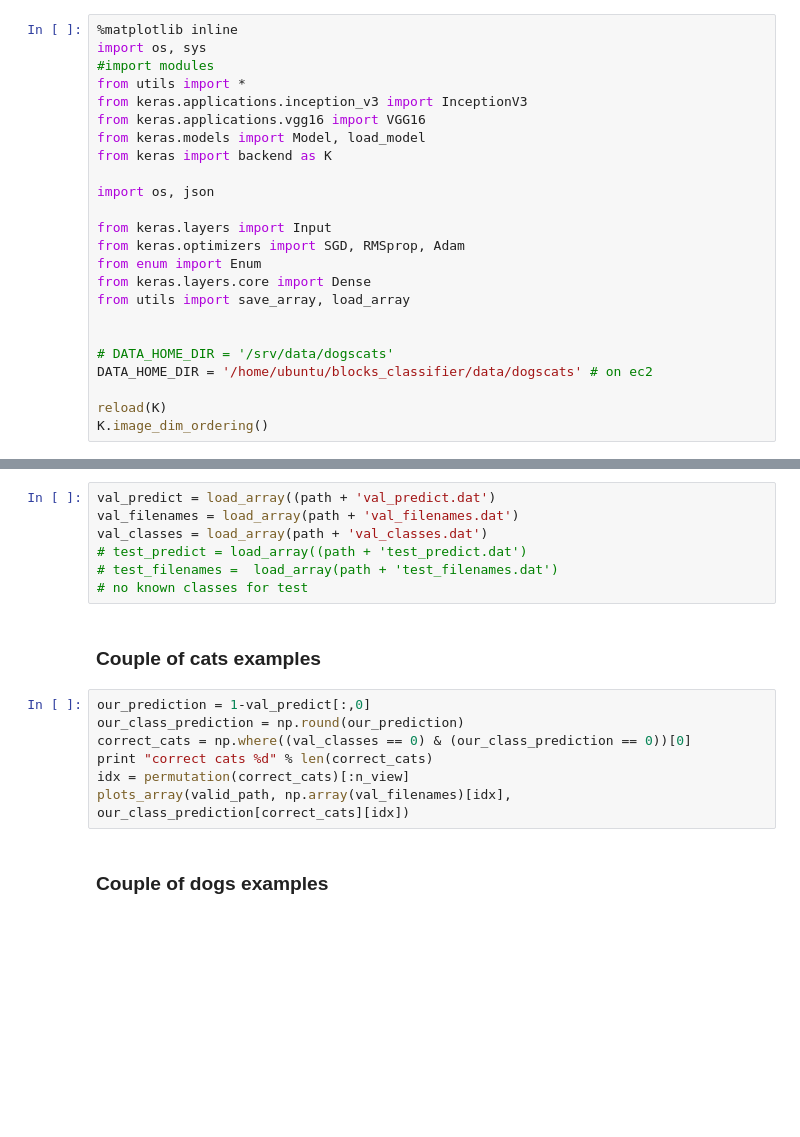
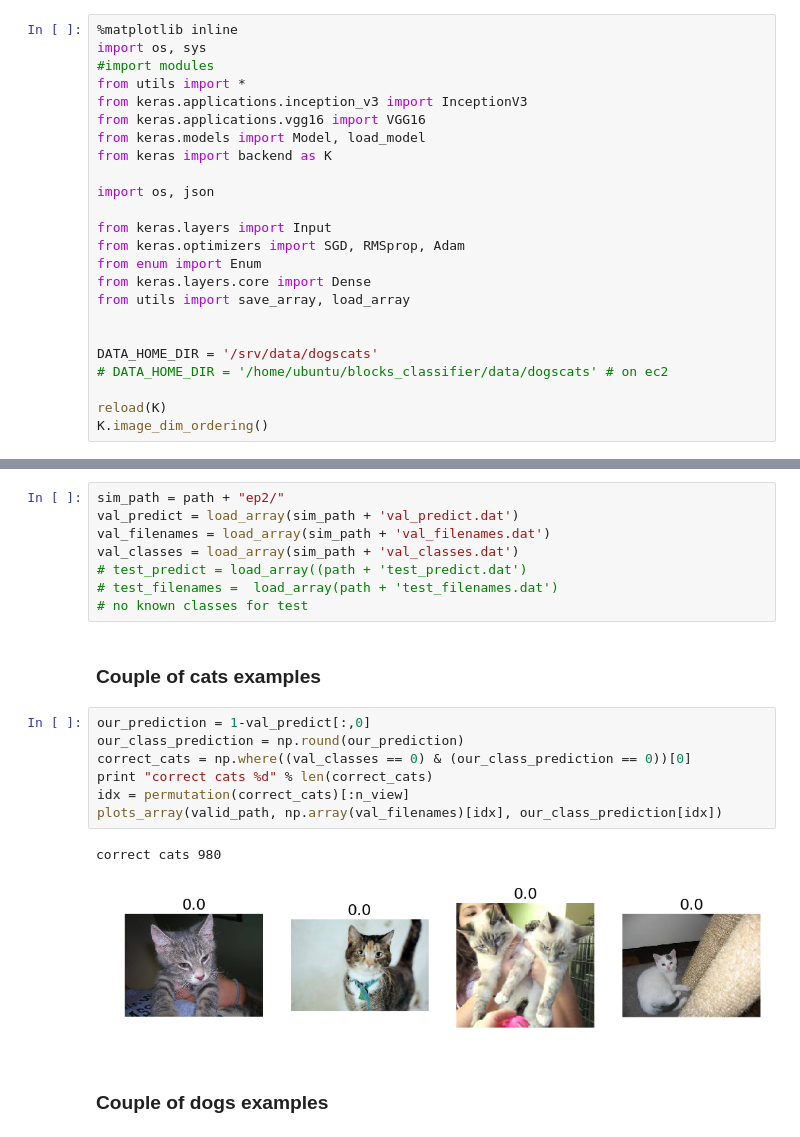
Before and after one commit to jeanfredericplante/blocks_classifier, a Jupyter notebook: notebooks/nbs/cats_dogs_submission.ipynb, the cells around one changed output, grey strips where cells are left out. Cells and saved outputs as stored; diff of their text form; blank space fills up the shorter version.

```diff
--- a/notebooks/nbs/cats_dogs_submission.ipynb
+++ b/notebooks/nbs/cats_dogs_submission.ipynb
@@ -21,8 +21,8 @@ from keras.layers.core import Dense
 from utils import save_array, load_array
 
 
-# DATA_HOME_DIR = '/srv/data/dogscats'
-DATA_HOME_DIR = '/home/ubuntu/blocks_classifier/data/dogscats' # on ec2
+DATA_HOME_DIR = '/srv/data/dogscats'
+# DATA_HOME_DIR = '/home/ubuntu/blocks_classifier/data/dogscats' # on ec2
 
 reload(K)
 K.image_dim_ordering()
@@ -152,9 +151,10 @@ ep_dir = "ep2"
 # %% [markdown]
 ## Loading simulations
 # %%
-val_predict = load_array((path + 'val_predict.dat')
-val_filenames = load_array(path + 'val_filenames.dat')
-val_classes = load_array(path + 'val_classes.dat')
+sim_path = path + "ep2/"
+val_predict = load_array(sim_path + 'val_predict.dat')
+val_filenames = load_array(sim_path + 'val_filenames.dat')
+val_classes = load_array(sim_path + 'val_classes.dat')
 # test_predict = load_array((path + 'test_predict.dat')
 # test_filenames =  load_array(path + 'test_filenames.dat')
 # no known classes for test
@@ -163,10 +163,13 @@ val_classes = load_array(path + 'val_classes.dat')
 # %%
 our_prediction = 1-val_predict[:,0]
 our_class_prediction = np.round(our_prediction)
 correct_cats = np.where((val_classes == 0) & (our_class_prediction == 0))[0]
 print "correct cats %d" % len(correct_cats)
 idx = permutation(correct_cats)[:n_view]
-plots_array(valid_path, np.array(val_filenames)[idx], our_class_prediction[correct_cats][idx])
+plots_array(valid_path, np.array(val_filenames)[idx], our_class_prediction[idx])
+# %% [output]
+correct cats 980
+[figure, added]
 # %% [markdown]
 ### Couple of dogs examples
 # %%
```
Also changed, not shown: parts of 19 cells of this notebook, 5 other files.
